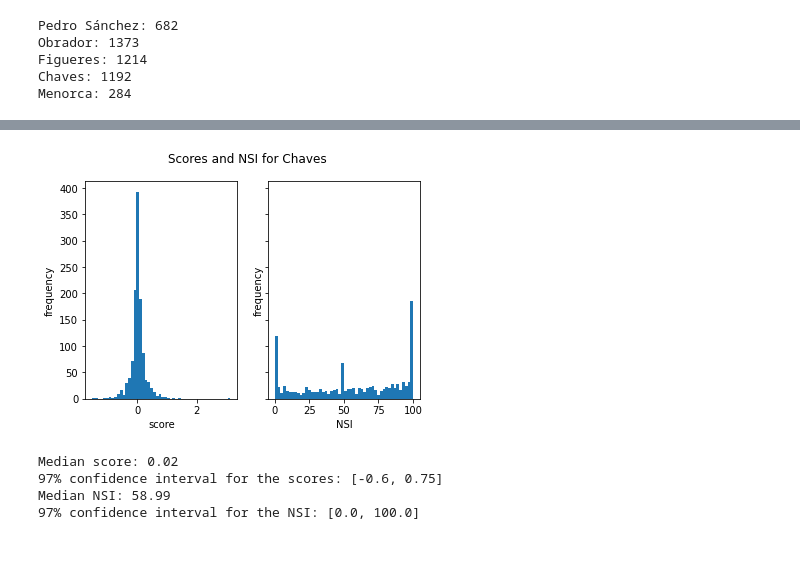
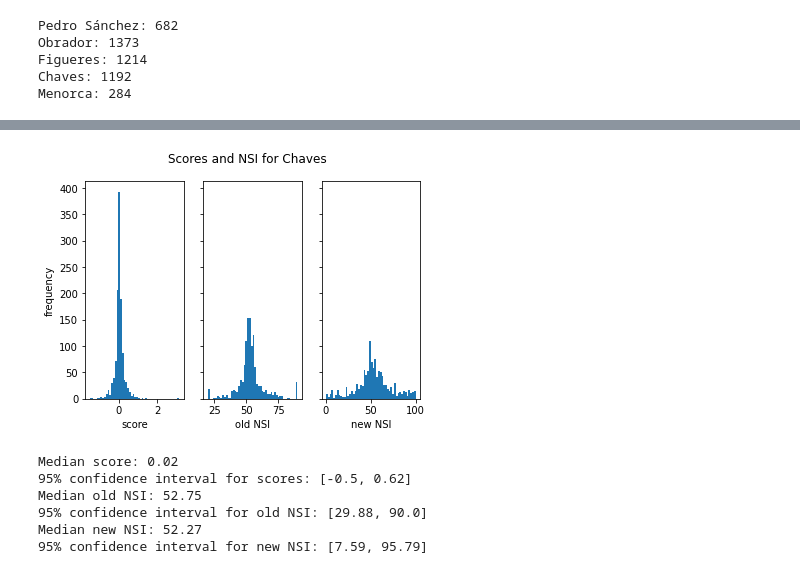
Before and after one commit to sergiolives19/Naveler, a Jupyter notebook: NSI/NSI.ipynb, the cells around one changed output, grey strips where cells are left out. Cells and saved outputs as stored; diff of their text form; code cells hidden in the pictures.

```diff
--- a/NSI/NSI.ipynb
+++ b/NSI/NSI.ipynb
@@ -53,3 +111,5 @@ Menorca: 284
+# %%
+old_nsi = np.vectorize(calculate_nsi)
 # %%
 def sigmoid (x, A, h, slope, C):
     return A/(1 + np.exp(-x*slope + h)) + C
@@ -57,14 +117,14 @@ def sigmoid (x, A, h, slope, C):
 # Sigmoid parameters
 A = 100 # we want values from 0 to 100
 h = 0 # bring down the center of the curve (if score=0 -> NSI<50 if h>0)
-slope = 20 # the higher the slope, the higher the variance around score 0
+slope = 5 # the higher the slope, the higher the variance around score 0
 C = 0 # we don't want a vertical offset
 # %%
-x_plot = np.linspace(-1, 1, 100)
-f = np.vectorize(sigmoid)
-y_plot = f(x_plot, A, h, slope, C)
+x_plot = np.linspace(-1.5, 1.5, 100)
+new_nsi = np.vectorize(sigmoid)
+y_plot = new_nsi(x_plot, A, h, slope, C)
 plt.plot(x_plot, y_plot)
 plt.grid()
 plt.show()
-#print(sigmoid(-1, A, h, slope, C), sigmoid(0, A, h, slope, C), sigmoid(1, A, h, slope, C))
+print(sigmoid(-1, A, h, slope, C), sigmoid(0, A, h, slope, C), sigmoid(1, A, h, slope, C))
 # %% [output]
@@ -135,22 +217,29 @@ Median NSI: 62.21
 # %%
-chaves_NSI = f(chaves_scores, A, h, slope, C)
-fig, (ax1, ax2) = plt.subplots(1, 2, sharey=True)
+chaves_old_NSI = old_nsi(chaves_positive_scores, chaves_negative_scores)
+chaves_new_NSI = new_nsi(chaves_scores, A, h, slope, C)
+fig, (ax1, ax2, ax3) = plt.subplots(1, 3, sharey=True)
 ax1.hist(chaves_scores, bins=50)
-ax2.hist(chaves_NSI, bins=50)
+ax2.hist(chaves_old_NSI, bins=50)
+ax3.hist(chaves_new_NSI, bins=50)
 fig.suptitle("Scores and NSI for Chaves")
 ax1.set_xlabel("score")
-ax2.set_xlabel("NSI")
+ax2.set_xlabel("old NSI")
+ax3.set_xlabel("new NSI")
 ax1.set_ylabel("frequency")
-ax2.set_ylabel("frequency")
 plt.show()
+
 print(f'Median score: {round(np.median(chaves_scores), 2)}')
-print(f'97% confidence interval for the scores: [{round(np.percentile(chaves_scores, 1.5), 2)}, {round(np.percentile(chaves_scores, 98.5), 2)}]')
-print(f'Median NSI: {round(np.median(chaves_NSI), 2)}')
-print(f'97% confidence interval for the NSI: [{round(np.percentile(chaves_NSI, 1.5), 2)}, {round(np.percentile(chaves_NSI, 98.5), 2)}]')
+print(f'95% confidence interval for scores: [{round(np.percentile(chaves_scores, 2.5), 2)}, {round(np.percentile(chaves_scores, 97.5), 2)}]')
+print(f'Median old NSI: {round(np.median(chaves_old_NSI), 2)}')
+print(f'95% confidence interval for old NSI: [{round(np.percentile(chaves_old_NSI, 2.5), 2)}, {round(np.percentile(chaves_old_NSI, 97.5), 2)}]')
+print(f'Median new NSI: {round(np.median(chaves_new_NSI), 2)}')
+print(f'95% confidence interval for new NSI: [{round(np.percentile(chaves_new_NSI, 2.5), 2)}, {round(np.percentile(chaves_new_NSI, 97.5), 2)}]')
 # %% [output]
-[figure, old version]
+[figure, new version]
 Median score: 0.02
-97% confidence interval for the scores: [-0.6, 0.75]
-Median NSI: 58.99
-97% confidence interval for the NSI: [0.0, 100.0]
+95% confidence interval for scores: [-0.5, 0.62]
+Median old NSI: 52.75
+95% confidence interval for old NSI: [29.88, 90.0]
+Median new NSI: 52.27
+95% confidence interval for new NSI: [7.59, 95.79]
 # %%
```
Also changed, not shown: parts of 8 cells of this notebook.
